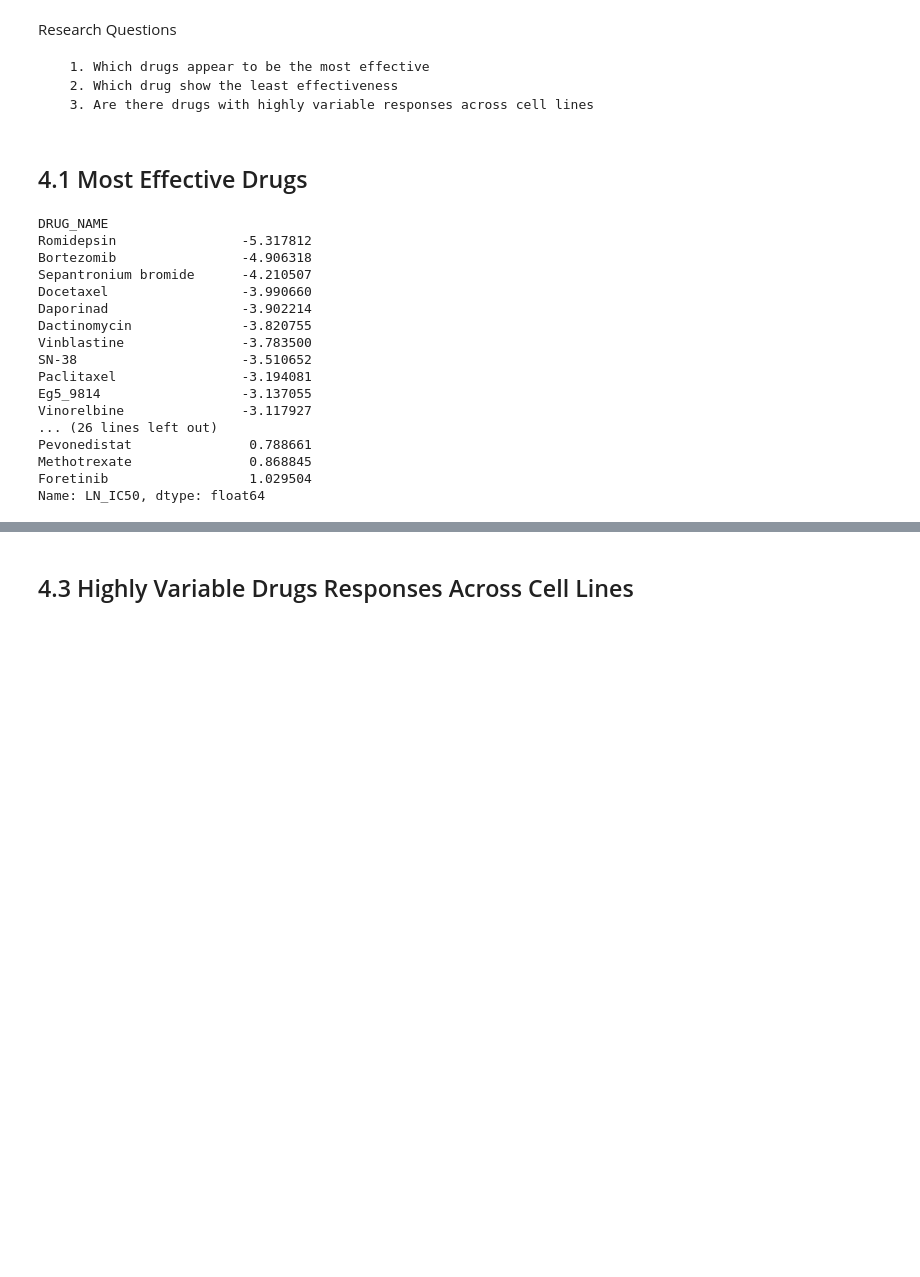
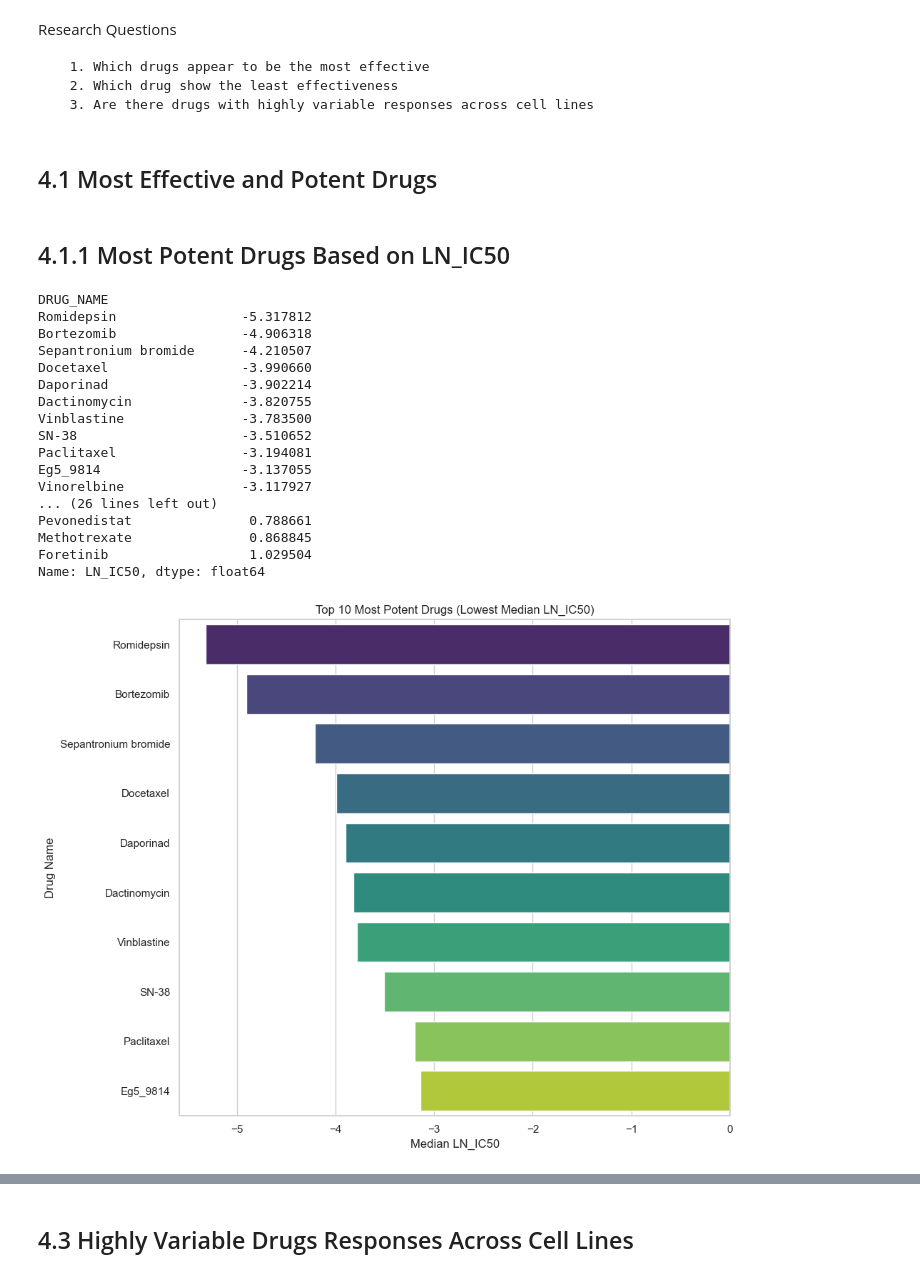
Before and after one commit to Onwuanabile-Sylvia/GDSC-Drug-Sensitivity-Analysis, a Jupyter notebook: Cancer_Drug_Sensitivity_Analysis_GDSC.ipynb, the cells around one changed output, grey strips where cells are left out. Drawn from its saved outputs; the diff is of its cells as text; code cells hidden in the pictures; blank space fills up the shorter version.

```diff
--- a/Cancer_Drug_Sensitivity_Analysis_GDSC.ipynb
+++ b/Cancer_Drug_Sensitivity_Analysis_GDSC.ipynb
@@ -306,27 +306,48 @@ Research Questions
       2. Which drug show the least effectiveness
       3. Are there drugs with highly variable responses across cell lines
 # %% [markdown]
-## 4.1 Most Effective Drugs
+## 4.1 Most Effective and Potent Drugs
+# %% [markdown]
+## 4.1.1 Most Potent Drugs Based on LN_IC50
 # %%
-# a.  Most effective drugs (lowest median LN_IC50)
+#  Most potent drugs (lowest median LN_IC50)
 
-most_effective_LN_IC50 = gdsc.groupby('DRUG_NAME')['LN_IC50'].median().sort_values().head(40)
-print(most_effective_LN_IC50)
+most_potent_LN_IC50 = gdsc.groupby('DRUG_NAME')['LN_IC50'].median().sort_values().head(40)
+print(most_potent_LN_IC50)
+
+# Barplot for top 10 most potent drugs by LN_IC50
+most_potent_LN_IC50 = gdsc.groupby('DRUG_NAME')['LN_IC50'].median().sort_values().head(10)
+
+plt.figure(figsize=(10,8))
+sns.barplot(x=most_potent_LN_IC50.values,
+            y=most_potent_LN_IC50.index,
+            hue=most_potent_LN_IC50.index,
+            dodge=False,
+            legend=False,
+            palette="viridis")
+plt.xlabel("Median LN_IC50")
+plt.ylabel("Drug Name")
+plt.title("Top 10 Most Potent Drugs (Lowest Median LN_IC50)")
+plt.tight_layout()
+
+plt.savefig("figures/Figure2A_Most_Potent_Drugs_LN_IC50.png", dpi=300, bbox_inches="tight")# Save image
+plt.show()
 # %% [output]
 DRUG_NAME
 Romidepsin                -5.317812
 Bortezomib                -4.906318
 Sepantronium bromide      -4.210507
 Docetaxel                 -3.990660
 Daporinad                 -3.902214
 Dactinomycin              -3.820755
 Vinblastine               -3.783500
 SN-38                     -3.510652
 Paclitaxel                -3.194081
 Eg5_9814                  -3.137055
 Vinorelbine               -3.117927
 ... (26 lines left out)
 Pevonedistat               0.788661
 Methotrexate               0.868845
 Foretinib                  1.029504
 Name: LN_IC50, dtype: float64
+[figure, added]
```
Also changed, not shown: parts of 27 cells of this notebook.
